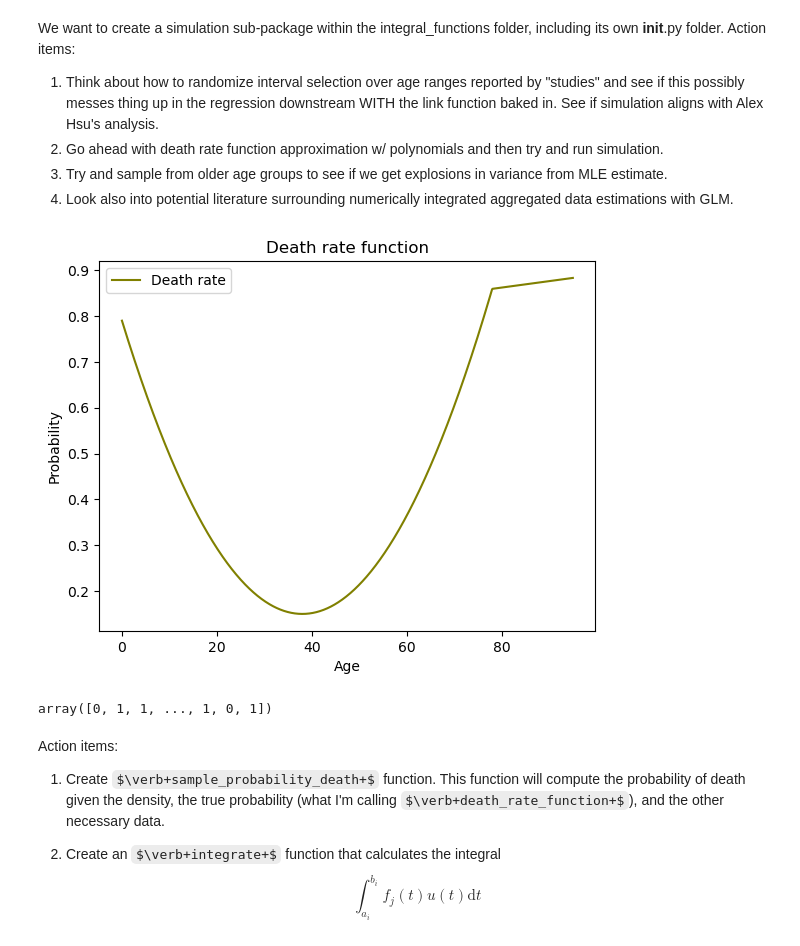
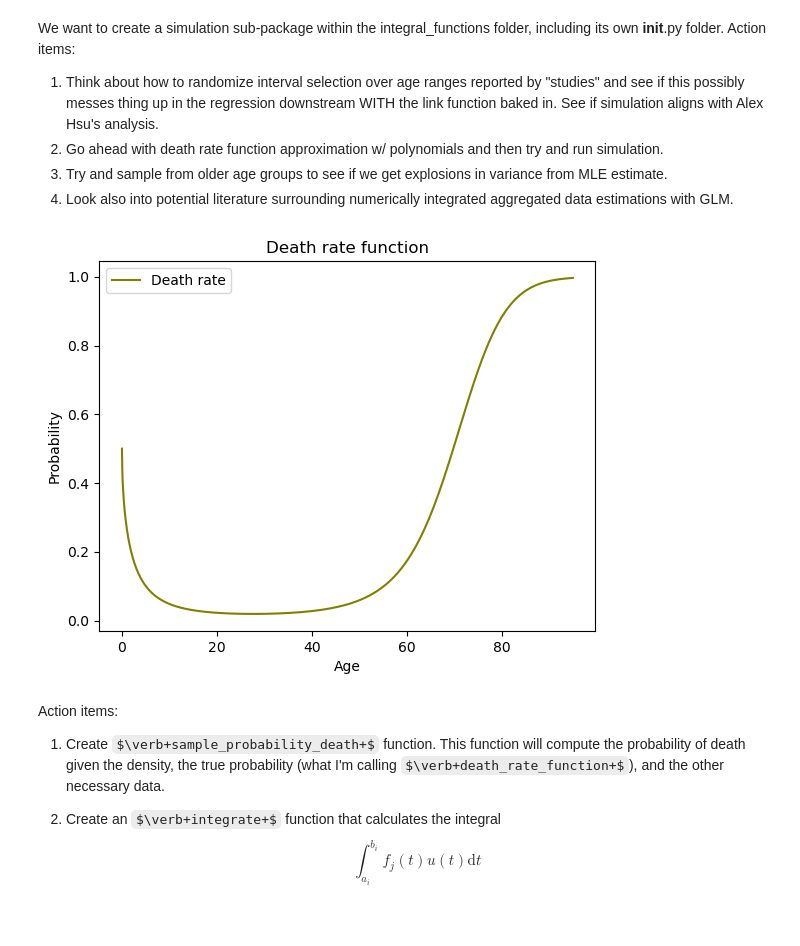
Before and after one commit to ihmeuw-msca/integral-functions, a Jupyter notebook: notebooks/simulation.ipynb, the cells around one changed output. Drawn from its saved outputs; the diff is of its cells as text; code cells hidden in the pictures; some formulas as TeX source.

Commit message:
Integral function added

```diff
--- a/notebooks/simulation.ipynb
+++ b/notebooks/simulation.ipynb
@@ -69,37 +71,50 @@ Action items:
 3. Try and sample from older age groups to see if we get explosions in variance from MLE estimate.
 4. Look also into potential literature surrounding numerically integrated aggregated data estimations with GLM.
 # %%
-def normalize_age(age):
-    return 2 * age / 95
+c1 = 0.001
+c2 = 1
+c3 = 0.0017
 
 
-def death_1(x):
-    return (x - 0.8) ** 2 + 0.15
+def func1(x):
+    return x
 
 
-def death_2(x):
-    return 1 / 15 * x + 0.75
+def func1_dist(x):
+    return func1(x) * age_distribution(x)
+
+
+def func2(x):
+    return -np.sqrt(x)
+
+
+def func2_dist(x):
+    return func2(x) * age_distribution(x)
+
+
+def func3(x):
+    return x**2
+
+
+def func3_dist(x):
+    return func3(x) * age_distribution(x)
 
 
 def death_rate_function(age):
-    age = normalize_age(age)
-    if age <= 1.64231:
-        return death_1(age)
-    else:
-        return death_2(age)
+    return c1 * func1(age) + c2 * func2(age) + c3 * func3(age)
 
 
-def death_rate_function_2(age):
-    return 0.2 * func1(age) + 0.1 * func2(age)
+def expit_death_rate_function(age):
+    return expit(death_rate_function(age))
 
 
-prob_death = np.array([death_rate_function(age) for age in age_range])
+prob_death = expit_death_rate_function(age_range)
 
 plt.plot(age_range, prob_death, label="Death rate", c="olive")
 plt.xlabel("Age")
 plt.ylabel("Probability")
 plt.title("Death rate function")
 plt.legend()
 plt.show()
 # %% [output]
-[figure, old version]
+[figure, new version]
@@ -111,7 +121,3 @@ dead_or_alive = np.array(
-# %%
-dead_or_alive
-# %% [output]
-array([0, 1, 1, ..., 1, 0, 1])
 # %% [markdown]
 Action items:
 1. Create $\verb+sample_probability_death+$ function. This function will compute the probability of death given the density, the true probability (what I'm calling $\verb+death_rate_function+$), and the other necessary data.
```
Also changed, not shown: parts of 5 cells of this notebook.
